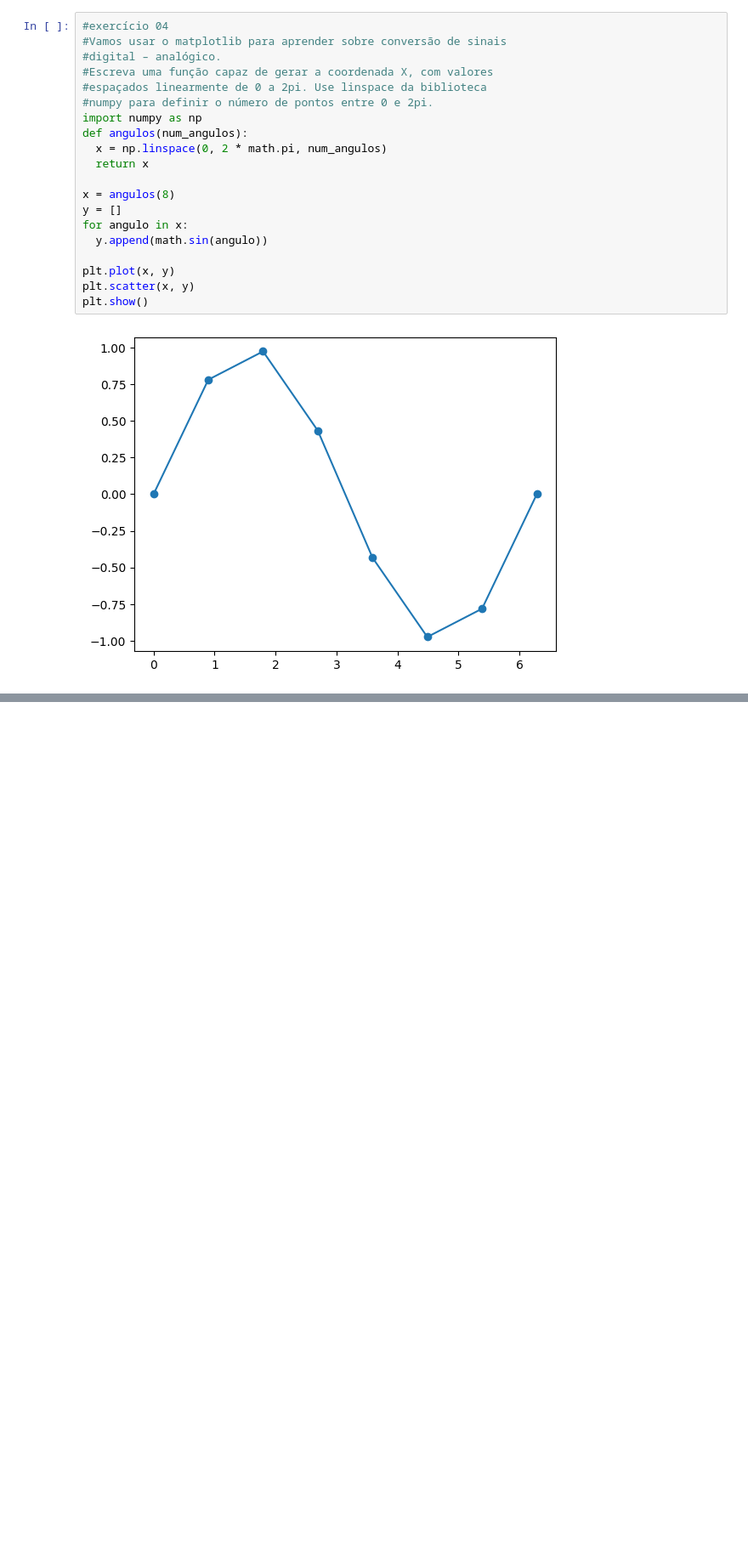
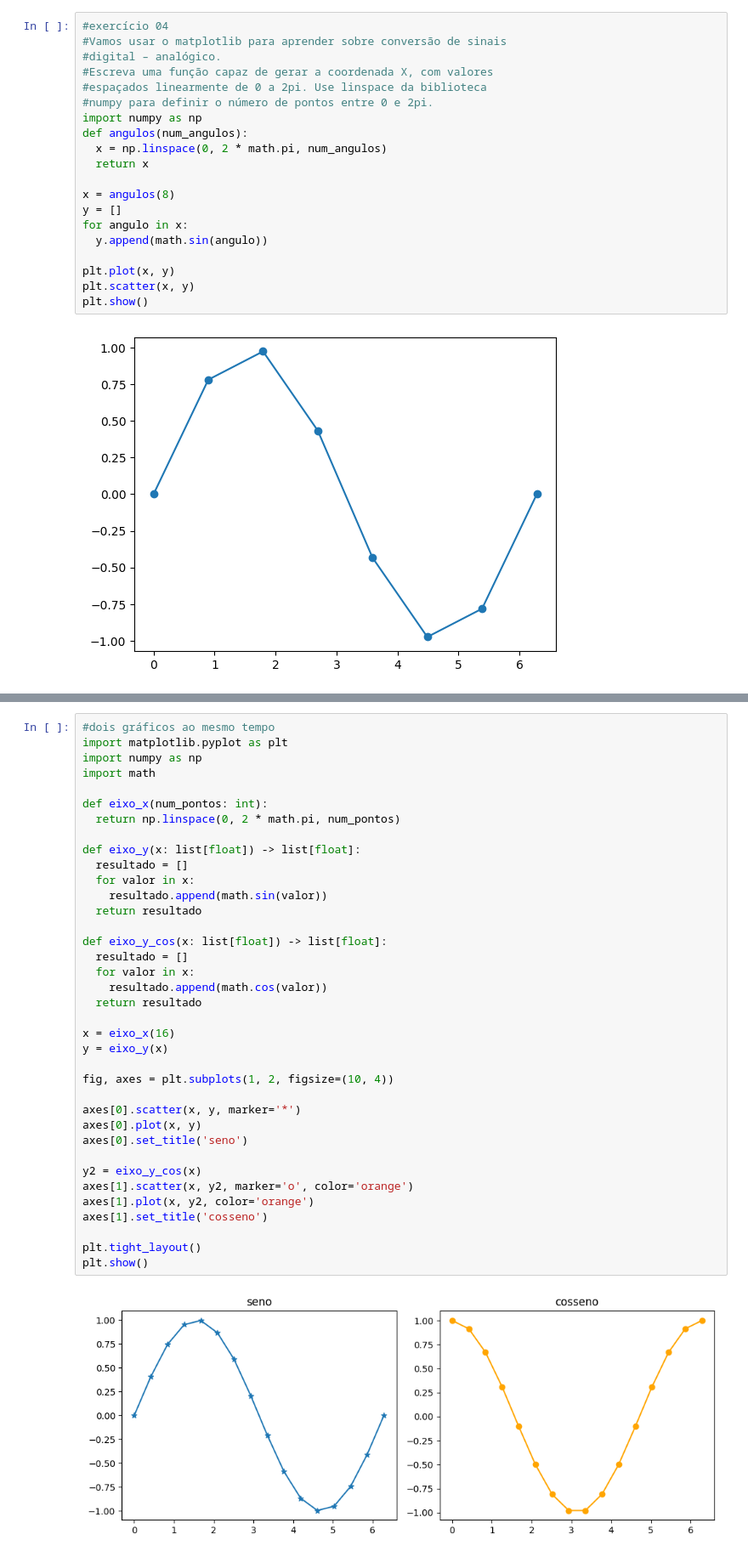
Before and after one commit to sararotenski/AlgoritmosEProgramacao, a Jupyter notebook: aula_2805.ipynb, the cells around one changed output, grey strips where cells are left out. Shown at 85% size. Cells and saved outputs as stored; diff of their text form; blank space fills up the shorter version.

```diff
--- a/aula_2805.ipynb
+++ b/aula_2805.ipynb
@@ -250,0 +284,39 @@ plt.show()
+# %%
+#dois gráficos ao mesmo tempo
+import matplotlib.pyplot as plt
+import numpy as np
+import math
+
+def eixo_x(num_pontos: int):
+  return np.linspace(0, 2 * math.pi, num_pontos)
+
+def eixo_y(x: list[float]) -> list[float]:
+  resultado = []
+  for valor in x:
+    resultado.append(math.sin(valor))
+  return resultado
+
+def eixo_y_cos(x: list[float]) -> list[float]:
+  resultado = []
+  for valor in x:
+    resultado.append(math.cos(valor))
+  return resultado
+
+x = eixo_x(16)
+y = eixo_y(x)
+
+fig, axes = plt.subplots(1, 2, figsize=(10, 4))
+
+axes[0].scatter(x, y, marker='*')
+axes[0].plot(x, y)
+axes[0].set_title('seno')
+
+y2 = eixo_y_cos(x)
+axes[1].scatter(x, y2, marker='o', color='orange')
+axes[1].plot(x, y2, color='orange')
+axes[1].set_title('cosseno')
+
+plt.tight_layout()
+plt.show()
+# %% [output]
+[figure, added]
```
Also changed, not shown: parts of 3 cells of this notebook.
